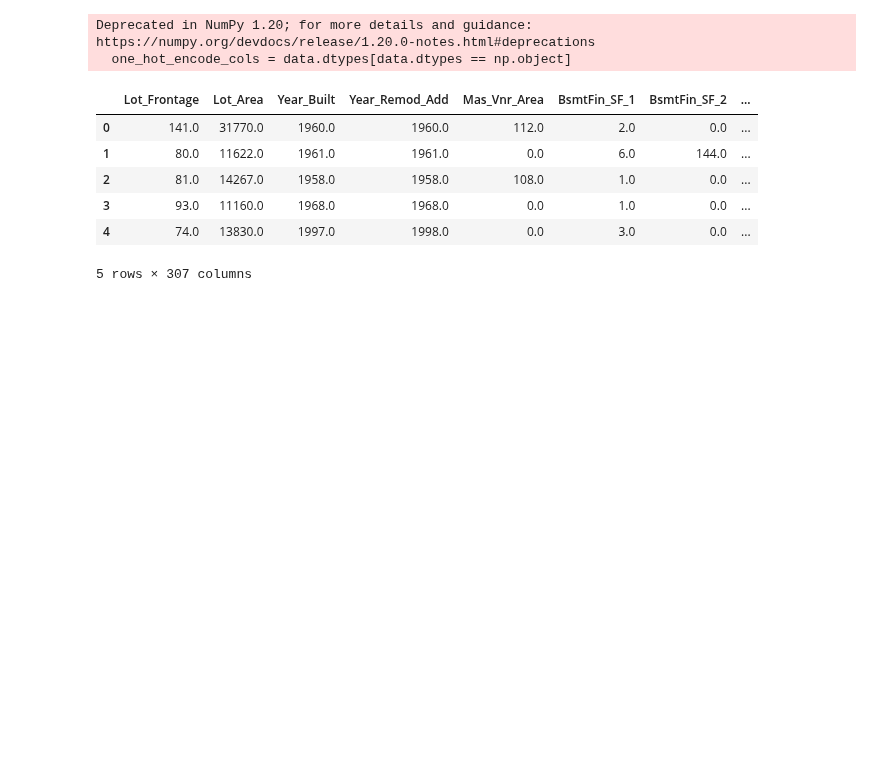
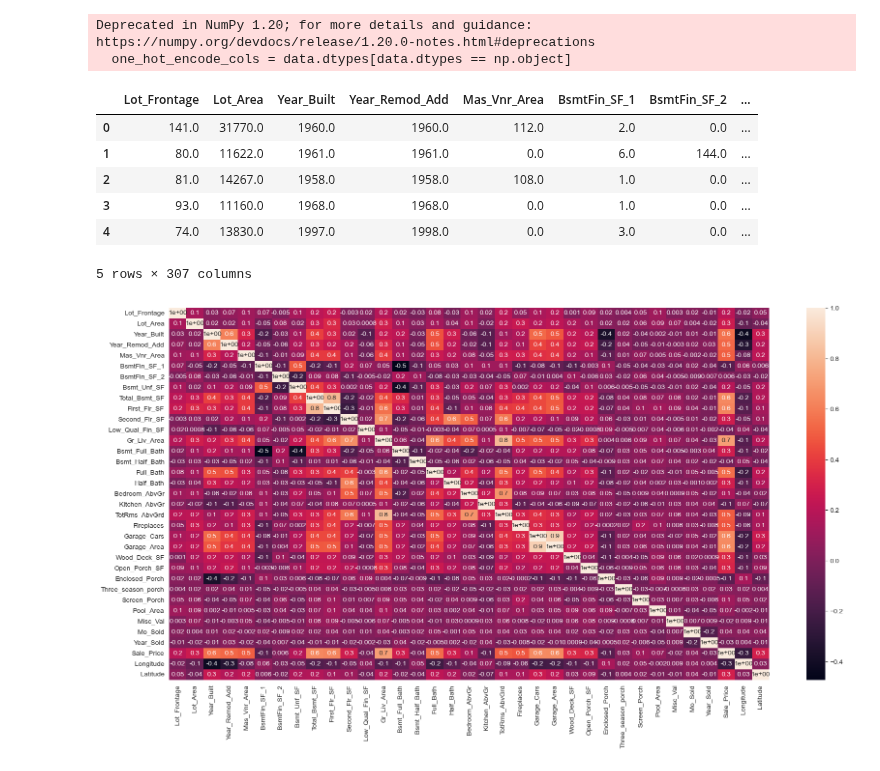
Before and after one commit to davide-tonetto-884585/House-Sale-Price-Prediction, a Jupyter notebook: data-engineering.ipynb, the cells around one changed output. Saved outputs shown, nothing was run; the diff lists cells and outputs as text; code cells hidden in the pictures; blank space fills up the shorter version.

Commit message:
New plot

```diff
--- a/data-engineering.ipynb
+++ b/data-engineering.ipynb
@@ -34,3 +35,11 @@ Deprecated in NumPy 1.20; for more details and guidance: https://numpy.org/devdo
 | 3 | 93.0 | 11160.0 | 1968.0 | 1968.0 | 0.0 | 1.0 | 0.0 | ... |
 | 4 | 74.0 | 13830.0 | 1997.0 | 1998.0 | 0.0 | 3.0 | 0.0 | ... |
 5 rows × 307 columns
+# %%
+#figure size
+plt.figure(figsize=(20, 10))
+#heat map for correlation coefficient
+sns.heatmap(original_data.corr(), annot=True, fmt="0.1")
+plt.show()
+# %% [output]
+[figure, added]
```
Also changed, not shown: parts of 4 cells of this notebook.
